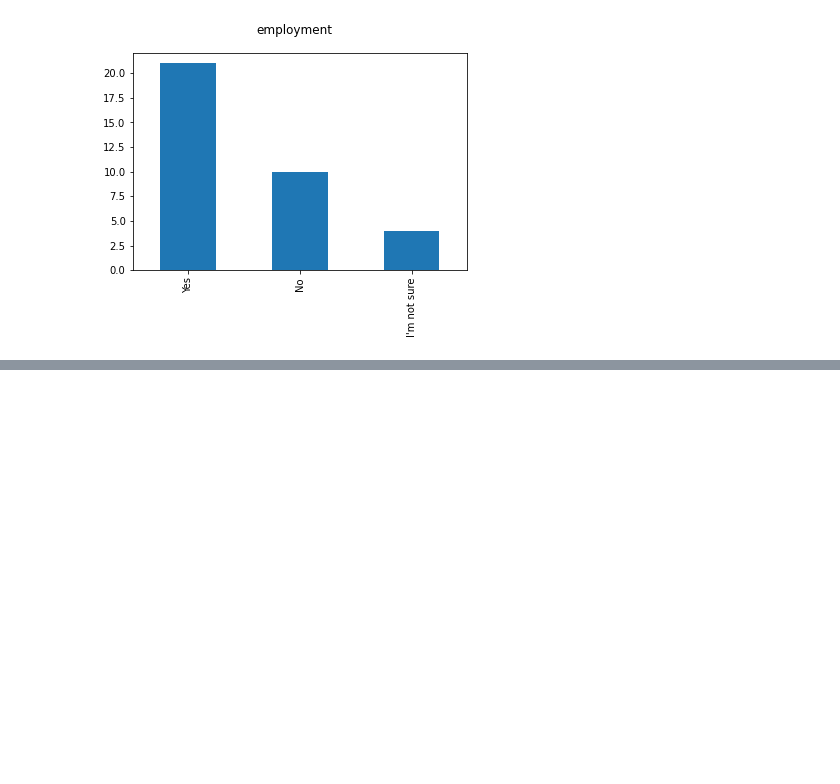
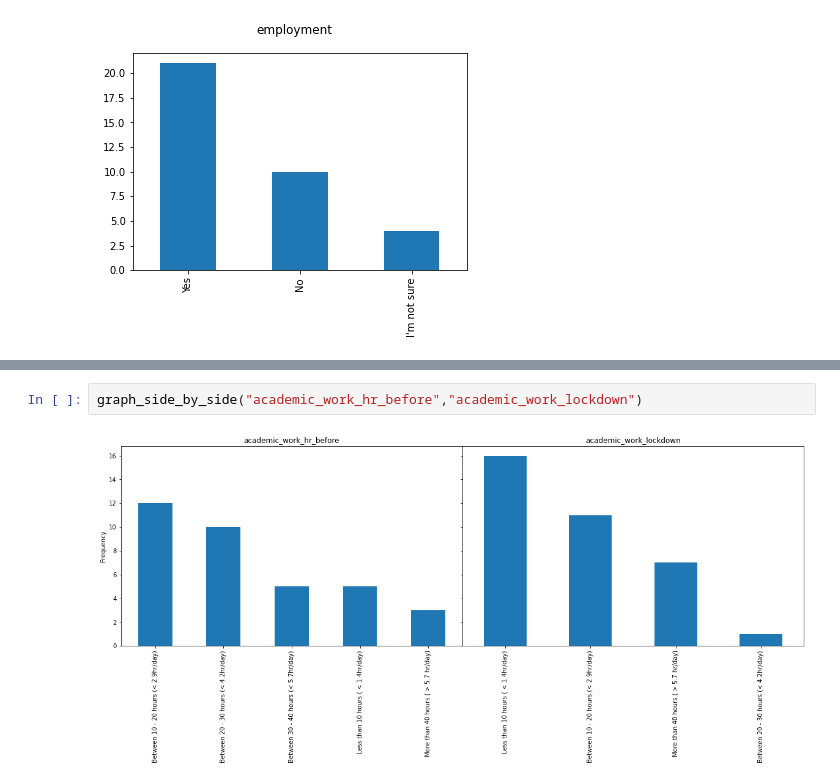
Before and after one commit to azaman13/covid19, a Jupyter notebook: data/survey_data/new_data/analysis.ipynb, the cells around one changed output, grey strips where cells are left out. Saved outputs shown, nothing was run; the diff lists cells and outputs as text; blank space fills up the shorter version.

```diff
--- a/data/survey_data/new_data/analysis.ipynb
+++ b/data/survey_data/new_data/analysis.ipynb
@@ -49,0 +95,4 @@ create_result_bar("employment")
+# %%
+graph_side_by_side("academic_work_hr_before","academic_work_lockdown")
+# %% [output]
+[figure, added]
```
Also changed, not shown: parts of 7 cells of this notebook, 3 other files.
